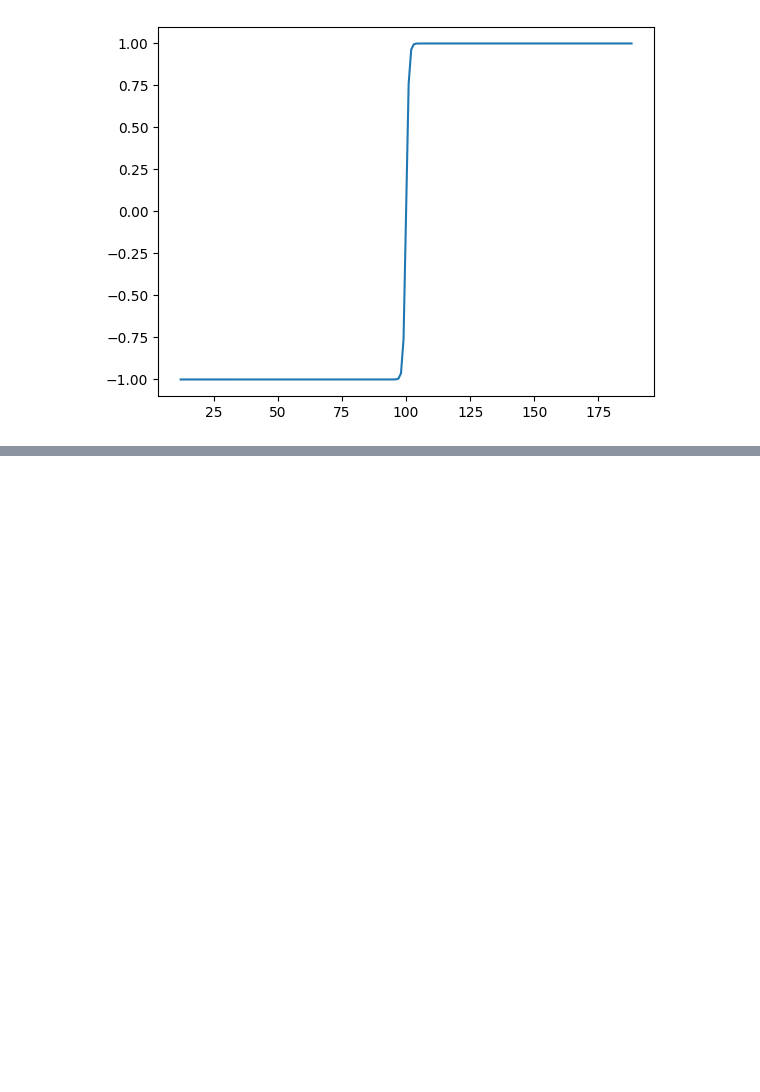
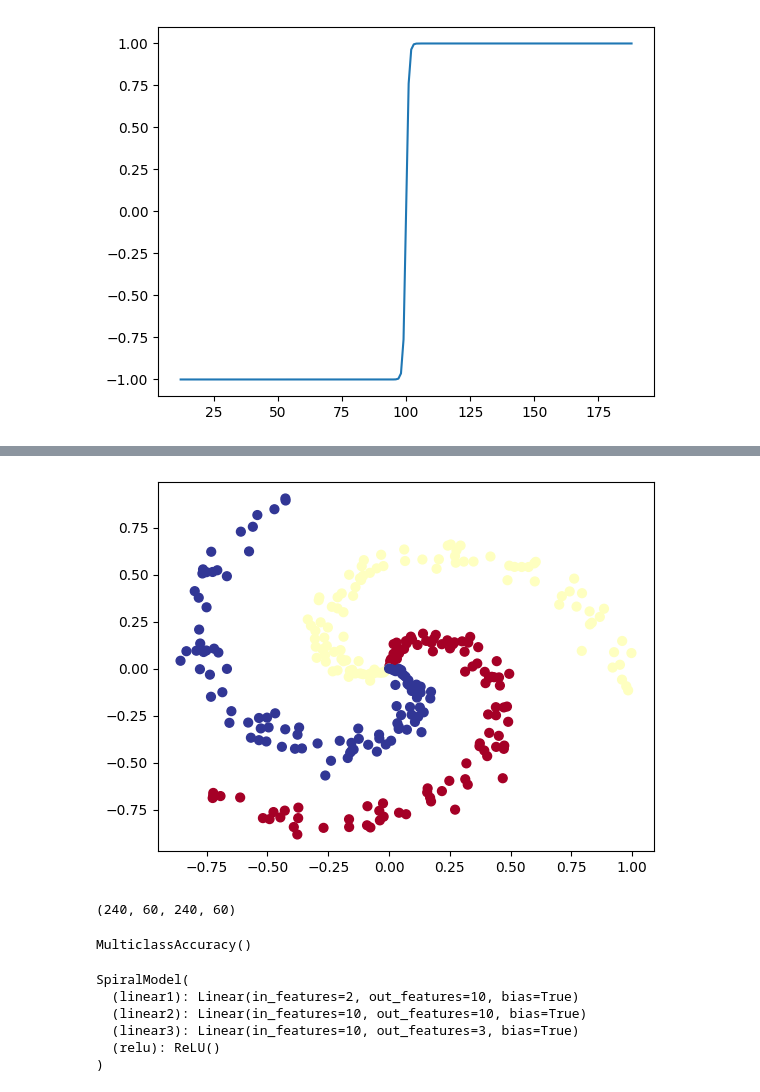
Before and after one commit to SiddheshDaphane/Deep_Learning_With_PyTorch, a Jupyter notebook: 02_PyTorch_Neural_Network_Classification.ipynb, the cells around one changed output, grey strips where cells are left out. Saved outputs shown, nothing was run; the diff lists cells and outputs as text; code cells hidden in the pictures; blank space fills up the shorter version.

Commit message:
PyTorch Neural Network Classification.

```diff
--- a/02_PyTorch_Neural_Network_Classification.ipynb
+++ b/02_PyTorch_Neural_Network_Classification.ipynb
@@ -1733,0 +1742,66 @@ plt.plot(tanh(tensor_A))
+# %%
+# Code for creating a spiral dataset from CS231n
+import numpy as np
+RANDOM_SEED = 42
+np.random.seed(RANDOM_SEED)
+N = 100 # number of points per class
+D = 2 # dimensionality
+K = 3 # number of classes
+X = np.zeros((N*K,D)) # data matrix (each row = single example)
+y = np.zeros(N*K, dtype='uint8') # class labels
+for j in range(K):
+  ix = range(N*j,N*(j+1))
+  r = np.linspace(0.0,1,N) # radius
+  t = np.linspace(j*4,(j+1)*4,N) + np.random.randn(N)*0.2 # theta
+  X[ix] = np.c_[r*np.sin(t), r*np.cos(t)]
+  y[ix] = j
+# lets visualize the data
+plt.scatter(X[:, 0], X[:, 1], c=y, s=40, cmap=plt.cm.RdYlBu)
+plt.show()
+# %% [output]
+[figure, added]
+# %%
+# Turn data into tensors
+X = torch.from_numpy(X).type(torch.float)
+y = torch.from_numpy(y).type(torch.LongTensor) # Labels need to be of type long
+
+# Create train and test splits
+from sklearn.model_selection import train_test_split
+X_train, X_test, y_train, y_test = train_test_split(X,
+                                                    y,
+                                                    test_size=0.2,
+                                                    random_state=RANDOM_SEED)
+
+len(X_train), len(X_test), len(y_train), len(y_test)
+# %% [output]
+(240, 60, 240, 60)
+# %%
+# Calcualte accuracy
+acc_fn = Accuracy(task="multiclass", num_classes=3).to(device)
+acc_fn
+# %% [output]
+MulticlassAccuracy()
+# %%
+# Prepare device agnostic code
+device = "cuda" if torch.cuda.is_available() else "cpu"
+
+class SpiralModel(nn.Module):
+  def __init__(self):
+    super().__init__()
+    self.linear1 = nn.Linear(in_features=2, out_features=10)
+    self.linear2 = nn.Linear(in_features=10, out_features=10)
+    self.linear3 = nn.Linear(in_features=10, out_features=3)
+    self.relu = nn.ReLU()
+
+  def forward(self, x):
+    return self.linear3(self.relu(self.linear2(self.relu(self.linear1(x)))))
+
+model_6 = SpiralModel()
+model_6
+# %% [output]
+SpiralModel(
+  (linear1): Linear(in_features=2, out_features=10, bias=True)
+  (linear2): Linear(in_features=10, out_features=10, bias=True)
+  (linear3): Linear(in_features=10, out_features=3, bias=True)
+  (relu): ReLU()
+)
```
Also changed, not shown: parts of 5 cells of this notebook.
